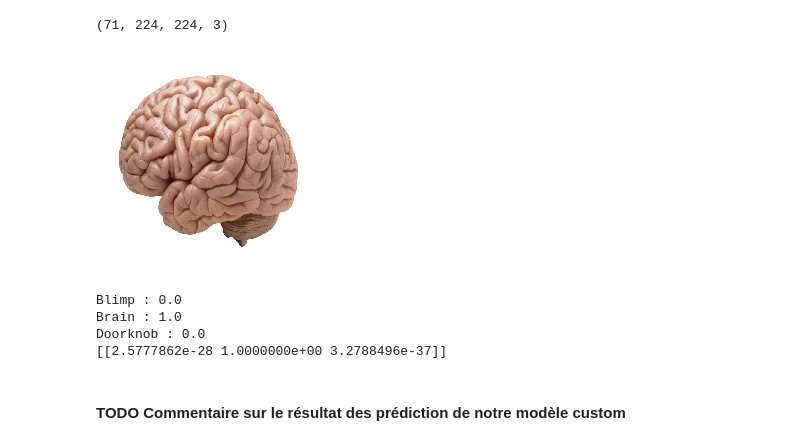
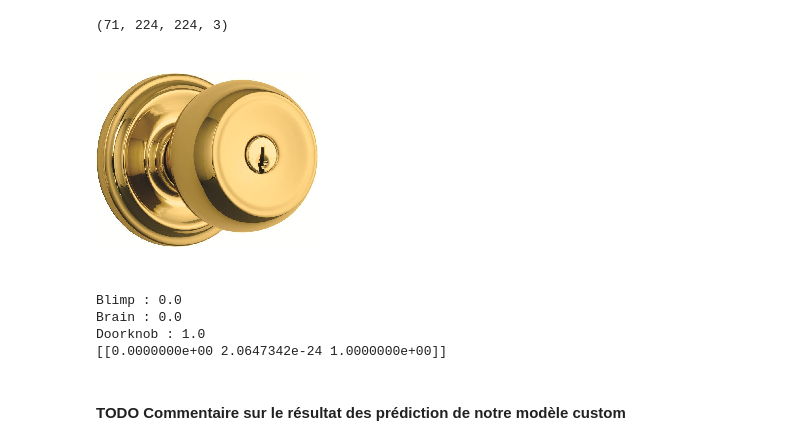
Before and after one commit to Ghalnas/dar-exp, a Jupyter notebook: notebooks/tl.ipynb, the cells around one changed output. Saved outputs shown, nothing was run; the diff lists cells and outputs as text; code cells hidden in the pictures.

```diff
--- a/notebooks/tl.ipynb
+++ b/notebooks/tl.ipynb
@@ -245,16 +245,16 @@ X_test.shape
 # %% [output]
 (71, 224, 224, 3)
 # %%
-test_id = 12
+test_id = 14
 test_images[test_id]
 # on choisit l'image avec un identifiant
 # %% [output]
-[figure, old version]
+[figure, new version]
 # %%
 def decode(results):
-    print("Blimp : " + str(round(results[0][0], 5)) + " ")
-    print("Brain : " + str(round(results[0][1], 5)) + " ")
-    print("Doorknob : " + str(round(results[0][2], 5)) + " ")
+    print("Blimp : " + str(round(results[0][0], 10)) + " ")
+    print("Brain : " + str(round(results[0][1], 10)) + " ")
+    print("Doorknob : " + str(round(results[0][2], 10)) + " ")
     print(results)
 
 img_reshaped = X_test[test_id].reshape(1, *X_test[test_id].shape)
@@ -263,9 +263,9 @@ decode(result_pred)
 # il s'agit ici de faire la prediction avec l'image que l'on voit au dessus
 # %% [output]
 Blimp : 0.0
-Brain : 1.0
-Doorknob : 0.0
-[[2.5777862e-28 1.0000000e+00 3.2788496e-37]]
+Brain : 0.0
+Doorknob : 1.0
+[[0.0000000e+00 2.0647342e-24 1.0000000e+00]]
 # %% [markdown]
 ####  TODO Commentaire sur le résultat des prédiction de notre modèle custom
 # %%
```
Also changed, not shown: parts of 8 cells of this notebook.
